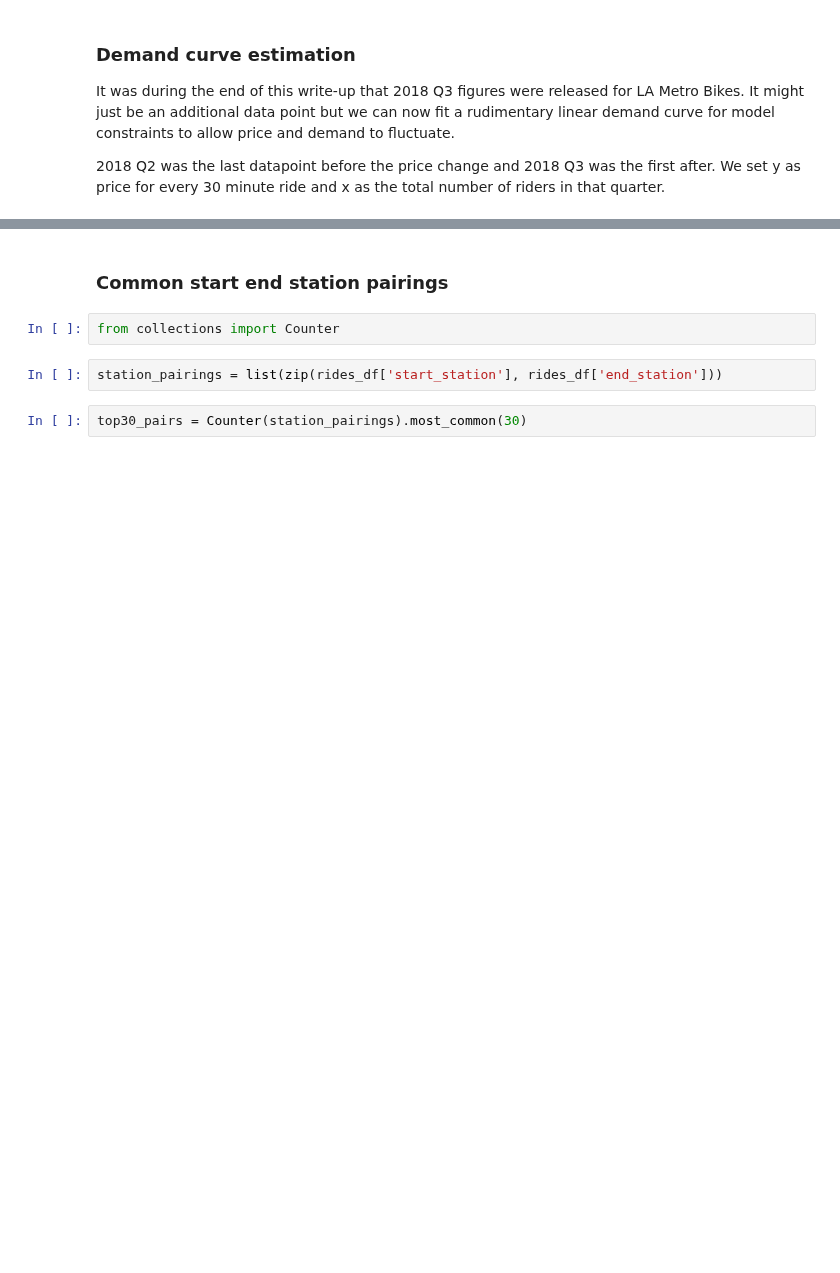
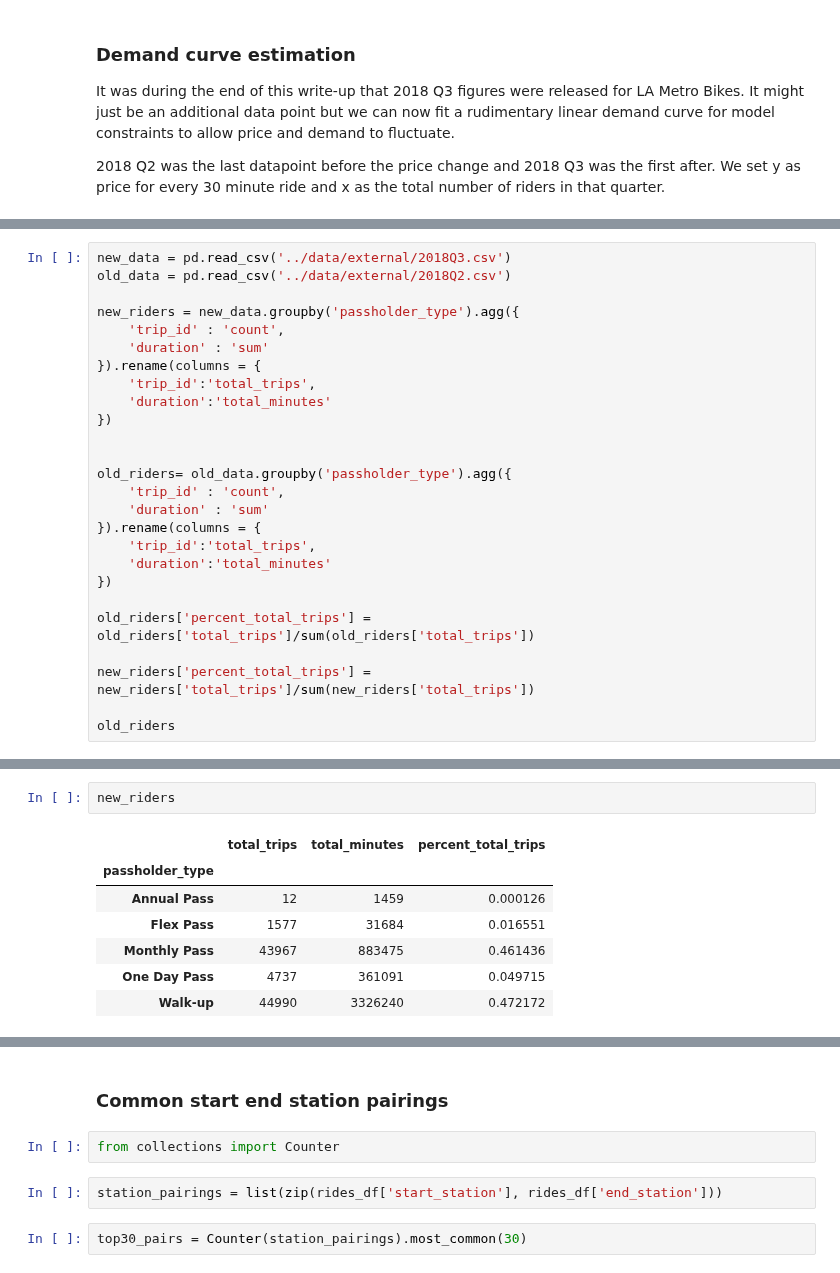
Before and after one commit to finnqiao/la_metro_bikeshare_data, a Jupyter notebook: notebooks/1.0-la-bikeshare.ipynb, the cells around one changed output, grey strips where cells are left out. Cells and saved outputs as stored; diff of their text form; blank space fills up the shorter version.

```diff
--- a/notebooks/1.0-la-bikeshare.ipynb
+++ b/notebooks/1.0-la-bikeshare.ipynb
@@ -922,0 +931,26 @@ What
+# %%
+new_data = pd.read_csv('../data/external/2018Q3.csv')
+old_data = pd.read_csv('../data/external/2018Q2.csv')
+
+new_riders = new_data.groupby('passholder_type').agg({
+    'trip_id' : 'count',
+    'duration' : 'sum'
+}).rename(columns = {
+    'trip_id':'total_trips',
+    'duration':'total_minutes'
+})
+
+
+old_riders= old_data.groupby('passholder_type').agg({
+    'trip_id' : 'count',
+    'duration' : 'sum'
+}).rename(columns = {
+    'trip_id':'total_trips',
+    'duration':'total_minutes'
+})
+
+old_riders['percent_total_trips'] = old_riders['total_trips']/sum(old_riders['total_trips'])
+
+new_riders['percent_total_trips'] = new_riders['total_trips']/sum(new_riders['total_trips'])
+
+old_riders
@@ -922,0 +964,10 @@ What
+# %%
+new_riders
+# %% [output]
+|  | total_trips | total_minutes | percent_total_trips |
+| passholder_type |  |  |  |
+| Annual Pass | 12 | 1459 | 0.000126 |
+| Flex Pass | 1577 | 31684 | 0.016551 |
+| Monthly Pass | 43967 | 883475 | 0.461436 |
+| One Day Pass | 4737 | 361091 | 0.049715 |
+| Walk-up | 44990 | 3326240 | 0.472172 |
```
Also changed, not shown: parts of 18 cells of this notebook, 1 other file.
